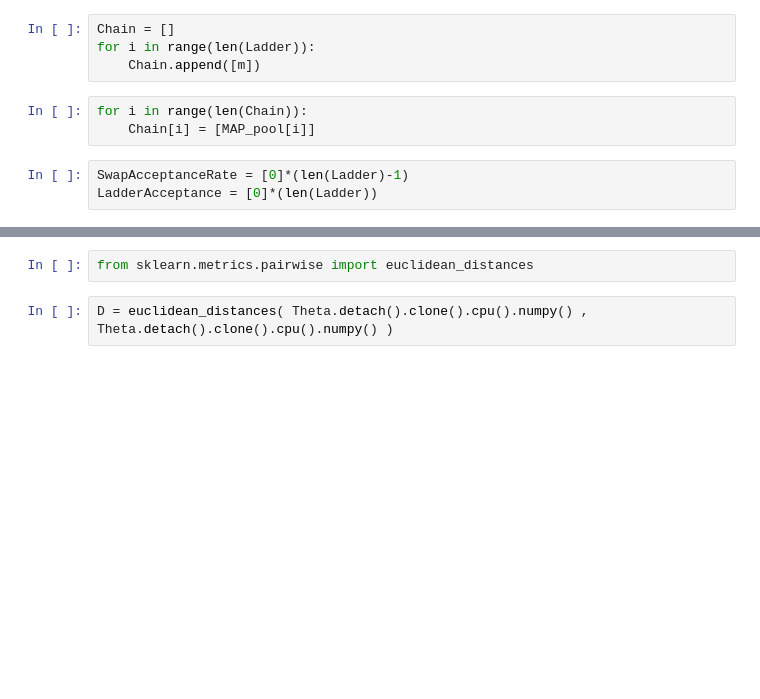
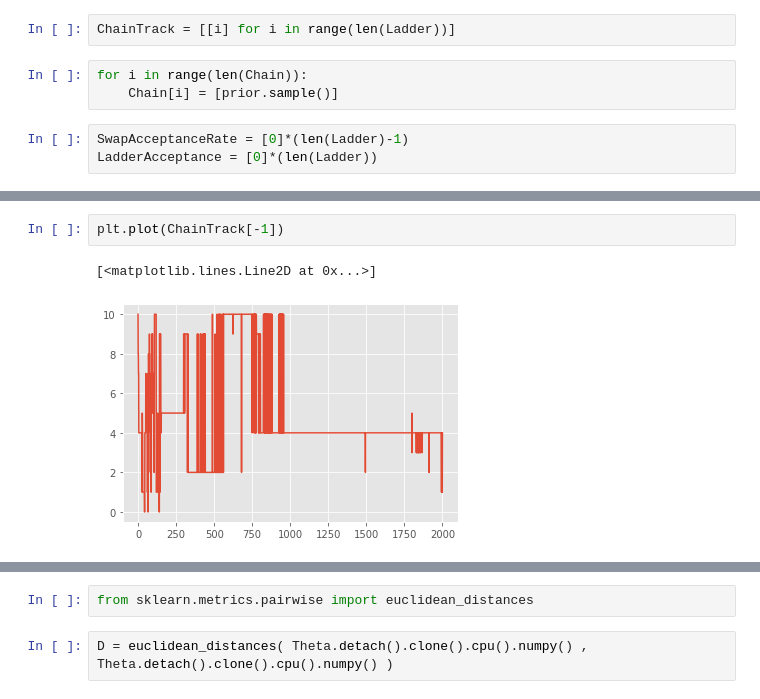
Before and after one commit to cortax/BayesianNN, a Jupyter notebook: dev_MCMC_parallel_tempering.ipynb, the cells around one changed output, grey strips where cells are left out. Saved outputs shown, nothing was run; the diff lists cells and outputs as text; blank space fills up the shorter version.

```diff
--- a/dev_MCMC_parallel_tempering.ipynb
+++ b/dev_MCMC_parallel_tempering.ipynb
@@ -109,10 +111,8 @@ Ladder = [1, 4, 64, 512]
 # %%
-Chain = []
-for i in range(len(Ladder)):
-    Chain.append([m])
+ChainTrack = [[i] for i in range(len(Ladder))]
 # %%
 for i in range(len(Chain)):
-    Chain[i] = [MAP_pool[i]]
+    Chain[i] = [prior.sample()]
 # %%
 SwapAcceptanceRate = [0]*(len(Ladder)-1)
 LadderAcceptance = [0]*(len(Ladder))
@@ -155,3 +174,8 @@ for t in range(nb_iter):
+# %%
+plt.plot(ChainTrack[-1])
+# %% [output]
+[<matplotlib.lines.Line2D at 0x...>]
+[figure, added]
 # %%
 torch.tensor(SwapAcceptanceRate).float()/t
 # %% [output]
```
Also changed, not shown: parts of 17 cells of this notebook.
